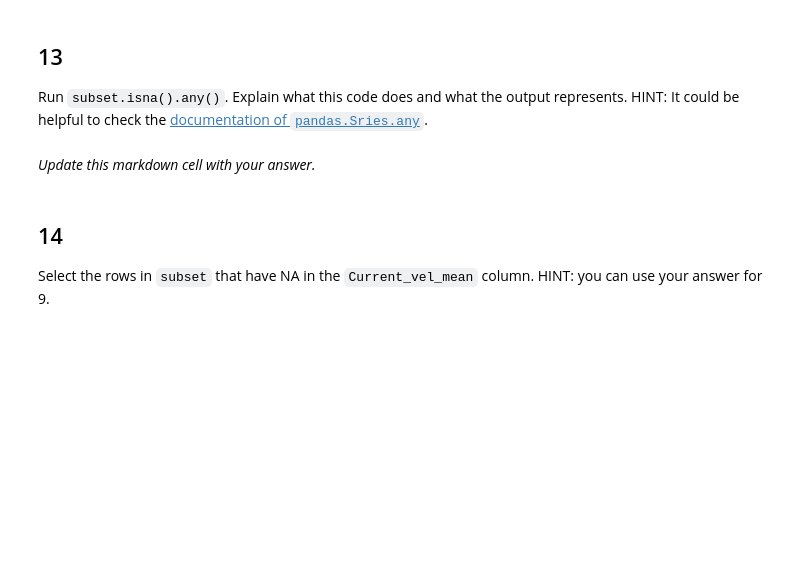
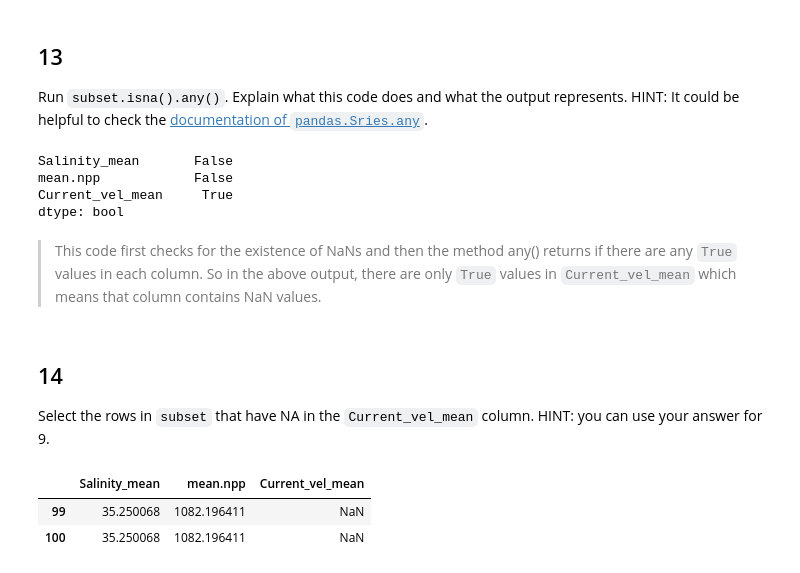
Before and after one commit to amandaherbst/eds220-hwk-1, a Jupyter notebook: hwk1-task3.ipynb, the cells around one changed output. Saved outputs shown, nothing was run; the diff lists cells and outputs as text; code cells hidden in the pictures; blank space fills up the shorter version.

```diff
--- a/hwk1-task3.ipynb
+++ b/hwk1-task3.ipynb
@@ -283,8 +283,15 @@ subset.isna()
 # %% [markdown]
 ## 13
 Run `subset.isna().any()`. Explain what this code does and what the output represents. HINT: It could be helpful to check the [documentation of `pandas.Sries.any`](https://pandas.pydata.org/docs/reference/api/pandas.Series.any.html).
-# %% [markdown]
-*Update this markdown cell with your answer.*
+# %%
+subset.isna().any()
+# %% [output]
+Salinity_mean       False
+mean.npp            False
+Current_vel_mean     True
+dtype: bool
+# %% [markdown]
+> This code first checks for the existence of NaNs and then the method any() returns if there are any `True` values in each column. So in the above output, there are only `True` values in `Current_vel_mean` which means that column contains NaN values.
 # %% [markdown]
 ## 14
 
@@ -293,0 +299,7 @@ Select the rows in `subset` that have NA in the `Current_vel_mean` column. HINT:
+# %%
+# select rows where Current_vel_mean = NaN
+subset[subset.Current_vel_mean.isna() == True]
+# %% [output]
+|  | Salinity_mean | mean.npp | Current_vel_mean |
+| 99 | 35.250068 | 1082.196411 | NaN |
+| 100 | 35.250068 | 1082.196411 | NaN |
```
Also changed, not shown: parts of 1 cell of this notebook.
